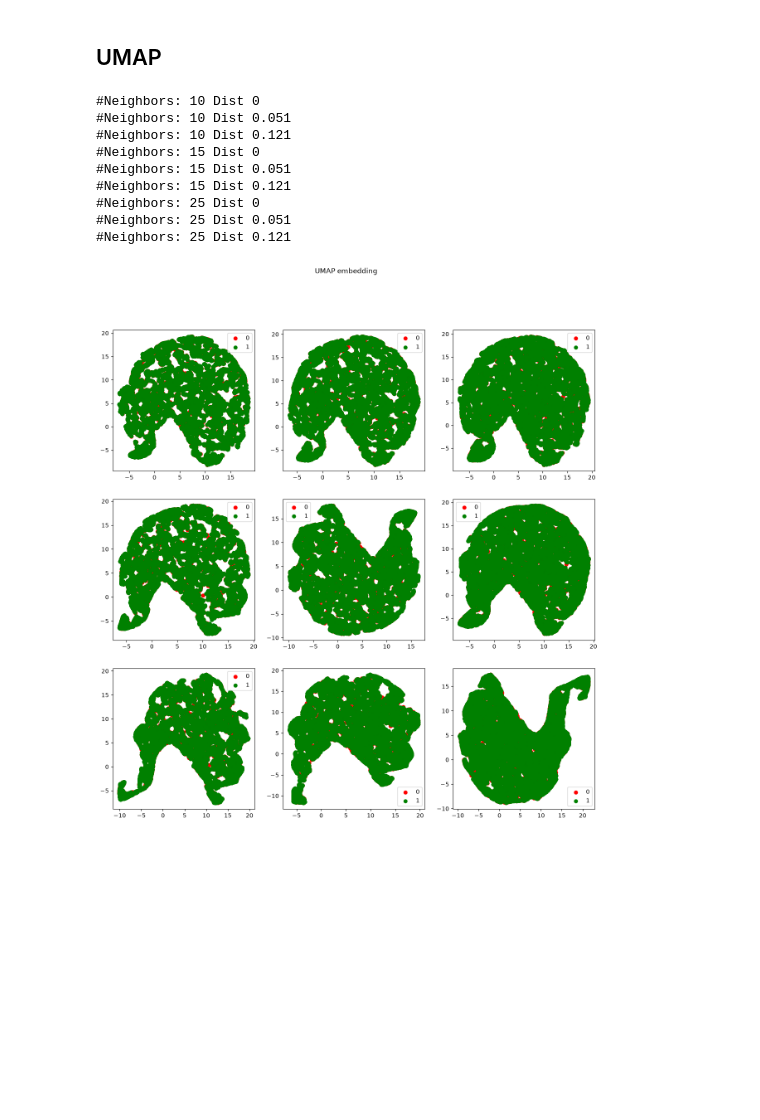
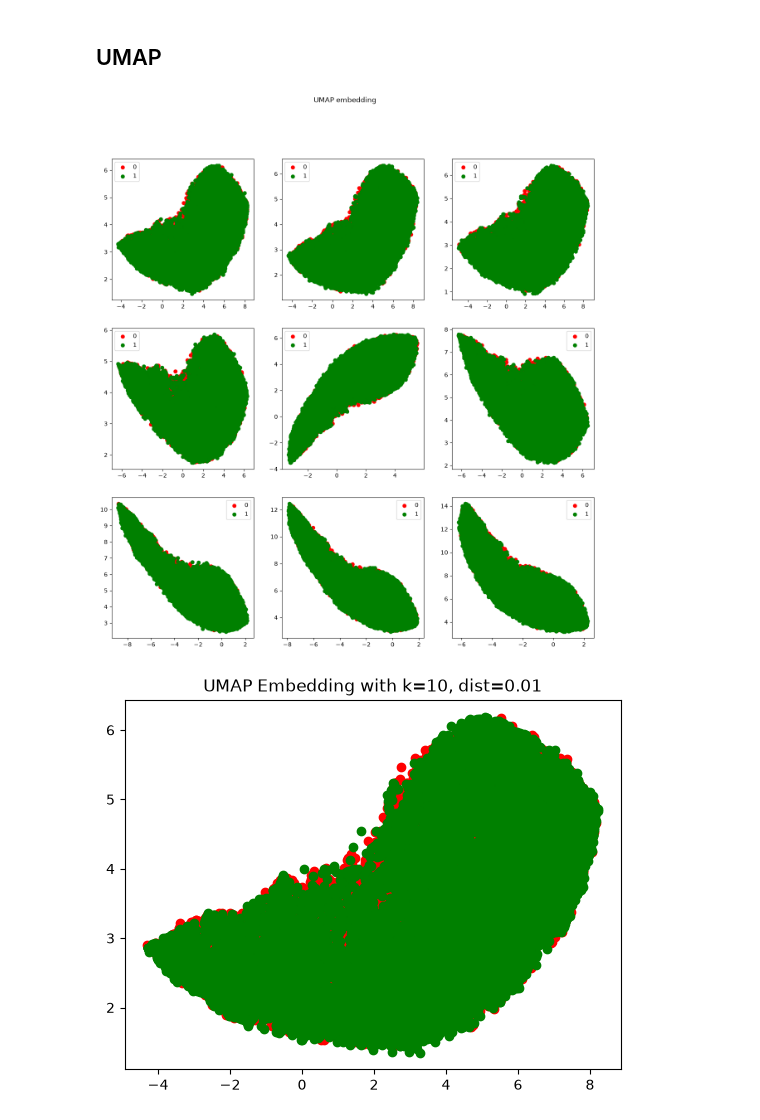
Before and after one commit to us-ja/ADAML-Text-Classification-Group-Work-G, a Jupyter notebook: text_classify.ipynb, the cells around one changed output. Cells and saved outputs as stored; diff of their text form; code cells hidden in the pictures; blank space fills up the shorter version.

```diff
--- a/text_classify.ipynb
+++ b/text_classify.ipynb
@@ -190,36 +190,38 @@ plt.show()
 # %%
 import umap
 fit = umap.UMAP()
 
 
 neigh=[10,15,25]
 dist=[0, 0.051, 0.121]
 plt.figure(figsize=(15, 15))
 plt.suptitle('UMAP embedding')
 for i in range(9):
     neighbors=neigh[i//3]
     distance=dist[i%3]
-    # print("#Neighbors:", neighbors, "Dist", distance)
+    print("#Neighbors:", neighbors, "Dist", distance)
     fit = umap.UMAP(
             n_neighbors=neighbors,
             min_dist=distance,
             n_components=2,
         )
-    u = fit.fit_transform(X_train)
+    u = fit.fit_transform(onehotTrain)
     plt.subplot(3,3, i+1)
     plt.scatter(u[:12500,0], u[:12500,1], c="red")
     plt.scatter(u[12500:,0], u[12500:,1], c="green")
 
     plt.legend([0,1])
 plt.show()
+
+fit = umap.UMAP(
+        n_neighbors=10,
+        min_dist=0.01,
+        n_components=2,)
+u = fit.fit_transform(onehotTrain)
+plt.scatter(u[:12500,0], u[:12500,1], c="red")
+plt.scatter(u[12500:,0], u[12500:,1], c="green")
+plt.title("UMAP Embedding with k=10, dist=0.01")
+plt.show()
 # %% [output]
-#Neighbors: 10 Dist 0
-#Neighbors: 10 Dist 0.051
-#Neighbors: 10 Dist 0.121
-#Neighbors: 15 Dist 0
-#Neighbors: 15 Dist 0.051
-#Neighbors: 15 Dist 0.121
-#Neighbors: 25 Dist 0
-#Neighbors: 25 Dist 0.051
-#Neighbors: 25 Dist 0.121
-[figure, old version]
+[figure, new version]
+[figure, added]
```
Also changed, not shown: parts of 1 cell of this notebook, 2 other files.
